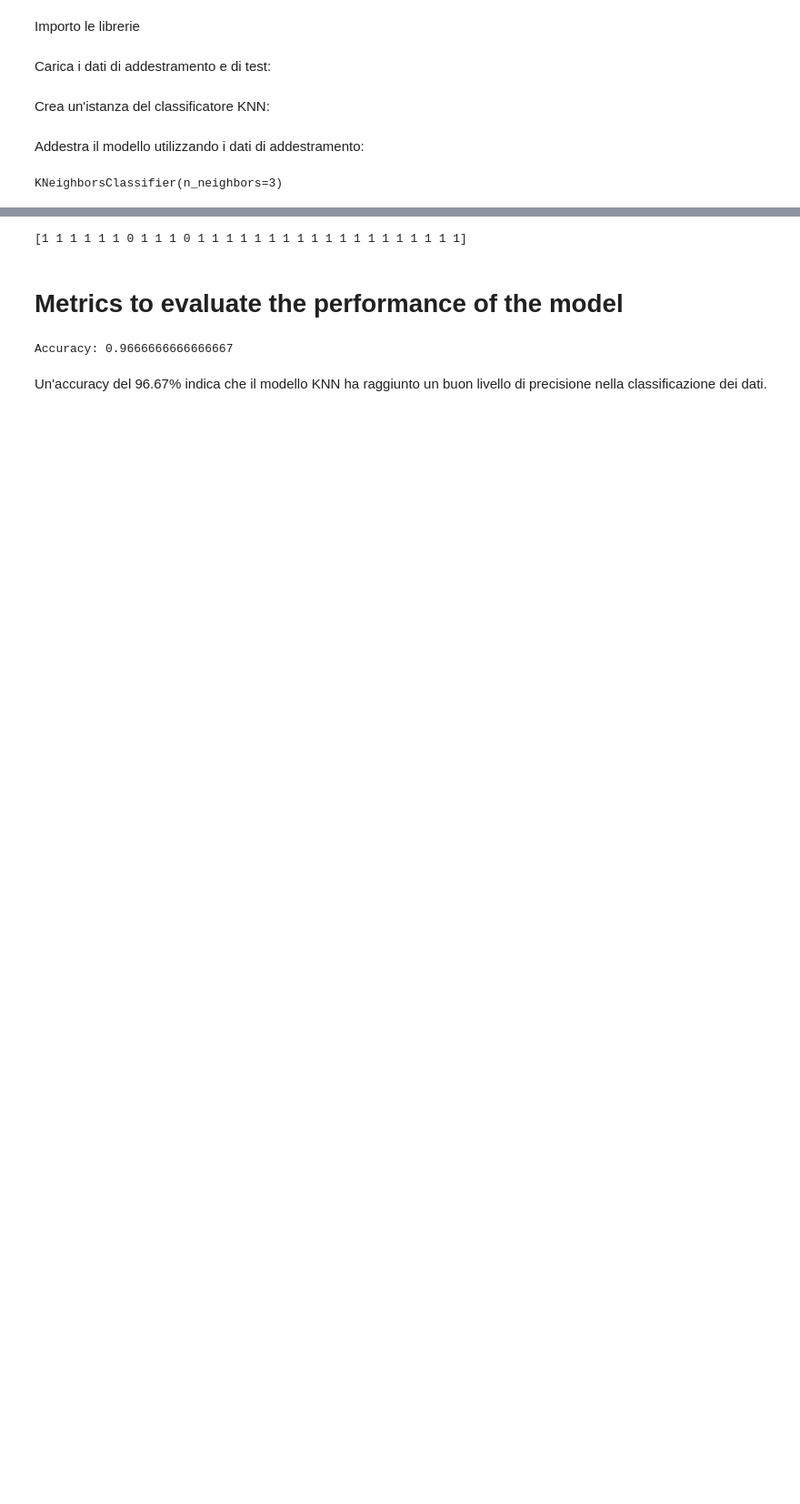
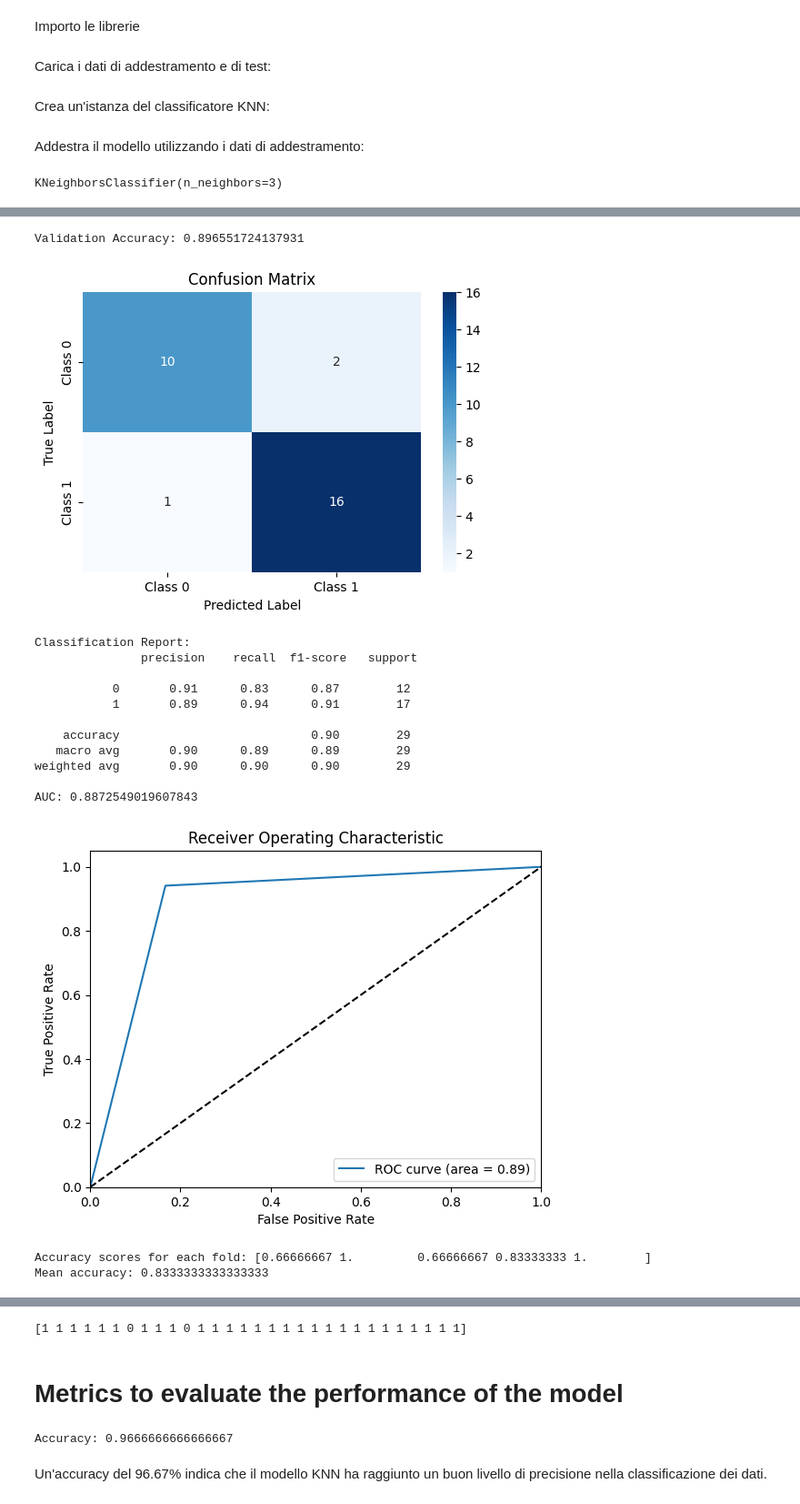
Before and after one commit to SigFerdo/MachineLearning, a Jupyter notebook: knn.ipynb, the cells around one changed output, grey strips where cells are left out. Shown: that part at 91% size. Cells and saved outputs as stored; diff of their text form; code cells hidden in the pictures; blank space fills up the shorter version.

```diff
--- a/knn.ipynb
+++ b/knn.ipynb
@@ -34,0 +38,71 @@ KNeighborsClassifier(n_neighbors=3)
+# %%
+# Predict on the validation set
+val_predictions = knn.predict(val_features)
+val_accuracy = accuracy_score(val_labels, val_predictions)
+print("Validation Accuracy:", val_accuracy)
+
+# Compute confusion matrix
+cm = confusion_matrix(val_labels, val_predictions)
+
+# Define class labels
+class_labels = ['Class 0', 'Class 1']
+
+# Create the heatmap
+plt.figure(figsize=(6, 4))
+sns.heatmap(cm, annot=True, fmt='d', cmap='Blues',
+            xticklabels=class_labels, yticklabels=class_labels)
+
+plt.title('Confusion Matrix')
+plt.xlabel('Predicted Label')
+plt.ylabel('True Label')
+plt.show()
+
+report = classification_report(val_labels, val_predictions)
+print("Classification Report:\n", report)
+
+# Compute ROC curve and AUC
+fpr, tpr, thresholds = roc_curve(val_labels, val_predictions)
+auc = roc_auc_score(val_labels, val_predictions)
+
+# Print AUC
+print("AUC:", auc)
+
+# Plot ROC curve
+plt.plot(fpr, tpr, label='ROC curve (area = %0.2f)' % auc)
+plt.plot([0, 1], [0, 1], 'k--')
+plt.xlim([0.0, 1.0])
+plt.ylim([0.0, 1.05])
+plt.xlabel('False Positive Rate')
+plt.ylabel('True Positive Rate')
+plt.title('Receiver Operating Characteristic')
+plt.legend(loc="lower right")
+plt.show()
+
+# Esecuzione della cross-validation
+scores = cross_val_score(knn, val_features, val_labels, cv=5)
+
+# Calcolo della media dei punteggi di accuratezza
+mean_accuracy = scores.mean()
+
+# Stampa dei punteggi di accuratezza ottenuti per ogni fold
+print("Accuracy scores for each fold:", scores)
+
+# Stampa del punteggio medio di accuratezza
+print("Mean accuracy:", mean_accuracy)
+# %% [output]
+Validation Accuracy: 0.896551724137931
+[figure, added]
+Classification Report:
+               precision    recall  f1-score   support
+
+           0       0.91      0.83      0.87        12
+           1       0.89      0.94      0.91        17
+
+    accuracy                           0.90        29
+   macro avg       0.90      0.89      0.89        29
+weighted avg       0.90      0.90      0.90        29
+
+AUC: 0.8872549019607843
+[figure, added]
+Accuracy scores for each fold: [0.66666667 1.         0.66666667 0.83333333 1.        ]
+Mean accuracy: 0.8333333333333333
```
Also changed, not shown: parts of 3 cells of this notebook, 3 other files.
